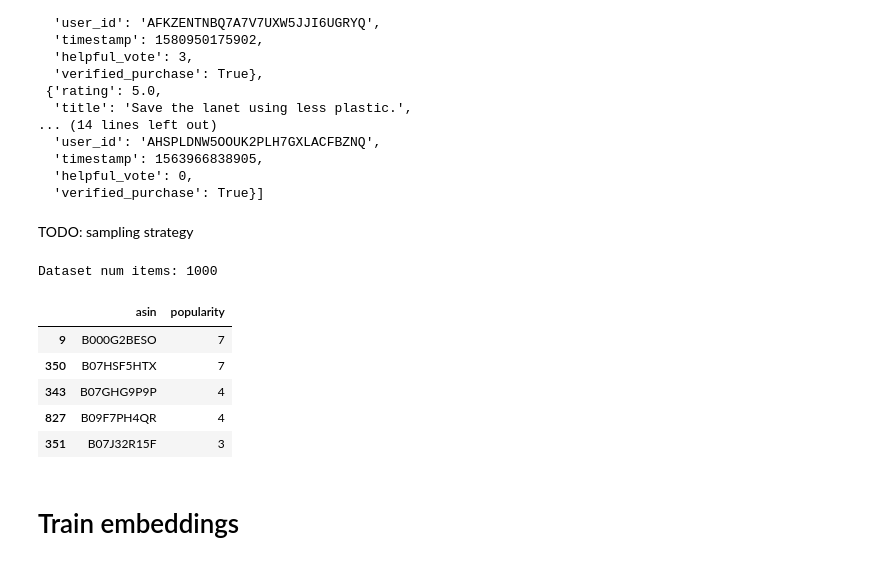
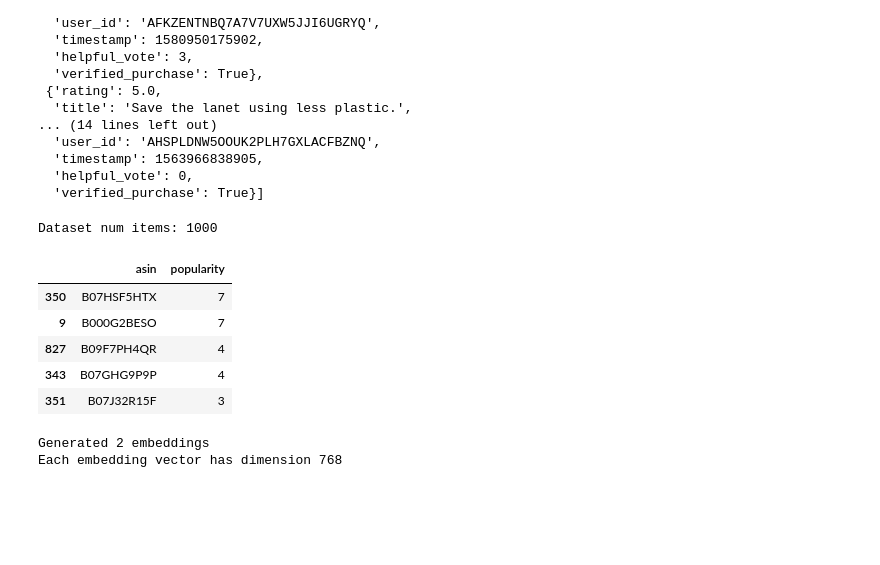
Before and after one commit to aleksandr-dzhumurat/ai_product_engineer, a Jupyter notebook: jupyter_notebooks/vol_01_ml_products_03_search_rag.ipynb, the cells around one changed output. Saved outputs shown, nothing was run; the diff lists cells and outputs as text; code cells hidden in the pictures; blank space fills up the shorter version.

```diff
--- a/jupyter_notebooks/vol_01_ml_products_03_search_rag.ipynb
+++ b/jupyter_notebooks/vol_01_ml_products_03_search_rag.ipynb
@@ -3,8 +3,6 @@ import os
 import sys
 
 import numpy as np
-
-
 
 run_env = os.getenv('RUN_ENV', 'COLLAB')
 if run_env == 'COLLAB':
@@ -13,7 +11,10 @@ if run_env == 'COLLAB':
   drive.mount(ROOT_DIR)
   print('Google drive connected')
   root_data_dir = os.path.join(ROOT_DIR, 'MyDrive', 'ml_course_data')
-  sys.path.append(os.path.join(ROOT_DIR, 'MyDrive', 'src'))
+  lib_path = os.path.join(ROOT_DIR, 'MyDrive', 'src')
+  if not os.path.exists(lib_path):
+    raise RuntimeError('Upload and `src` dir with code')
+  sys.path.append(lib_path)
 else:
   root_data_dir = os.getenv('DATA_DIR', '/srv/data')
 
@@ -100,29 +114,55 @@ Dataset num items: 3
   'timestamp': 1563966838905,
   'helpful_vote': 0,
   'verified_purchase': True}]
-# %% [markdown]
-TODO: sampling strategy
 # %%
 import pandas as pd
-db_sample_df = pd.json_normalize(
+
+def count_products_popularity(raw_data_entries):
+  db_sample_df = pd.json_normalize(
+      raw_data_entries
+  )
+  popularity_df = (
+    db_sample_df
+    .groupby('asin')['user_id']
+    .count()
+    .reset_index(name='popularity')
+    .sort_values(by='popularity', ascending=False)
+  )
+  return popularity_df
+
+count_products_popularity(
     read_raw_data('Health_and_Personal_Care.jsonl.gz', limit=1000, fields = None)
-)
-(
-  db_sample_df
-  .groupby('asin')['user_id']
-  .count()
-  .reset_index(name='popularity')
-  .sort_values(by='popularity', ascending=False)
-  .head()
-)
+).head()
 # %% [output]
 Dataset num items: 1000
 |  | asin | popularity |
+| 350 | B07HSF5HTX | 7 |
 | 9 | B000G2BESO | 7 |
-| 350 | B07HSF5HTX | 7 |
+| 827 | B09F7PH4QR | 4 |
 | 343 | B07GHG9P9P | 4 |
-| 827 | B09F7PH4QR | 4 |
 | 351 | B07J32R15F | 3 |
-# %% [markdown]
-# Train embeddings
+# %%
+from langchain_huggingface import HuggingFaceEmbeddings
+
+model_name = "sentence-transformers/all-mpnet-base-v2"
+
+embedding_model = HuggingFaceEmbeddings(
+    model_name=model_name,
+    cache_folder=models_dir,
+    model_kwargs={"device": device}  # 👈 force GPU, if available
+)
+
+corpus_texts = [
+    "The quick brown fox jumps over the lazy dog.",
+    "Artificial intelligence is transforming industries."
+]
+
+# Generate embeddings for documents
+passage_embeddings = embedding_model.embed_documents(corpus_texts)
+
+print(f"Generated {len(passage_embeddings)} embeddings")
+print(f"Each embedding vector has dimension {len(passage_embeddings[0])}")
+# %% [output]
+Generated 2 embeddings
+Each embedding vector has dimension 768
 # %%
```
Also changed, not shown: parts of 27 cells of this notebook, 14 other files.
